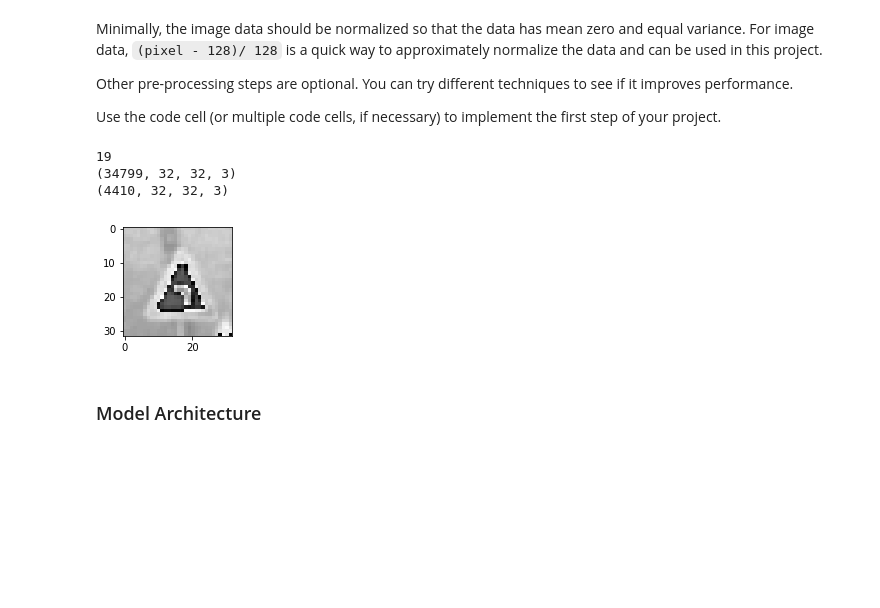
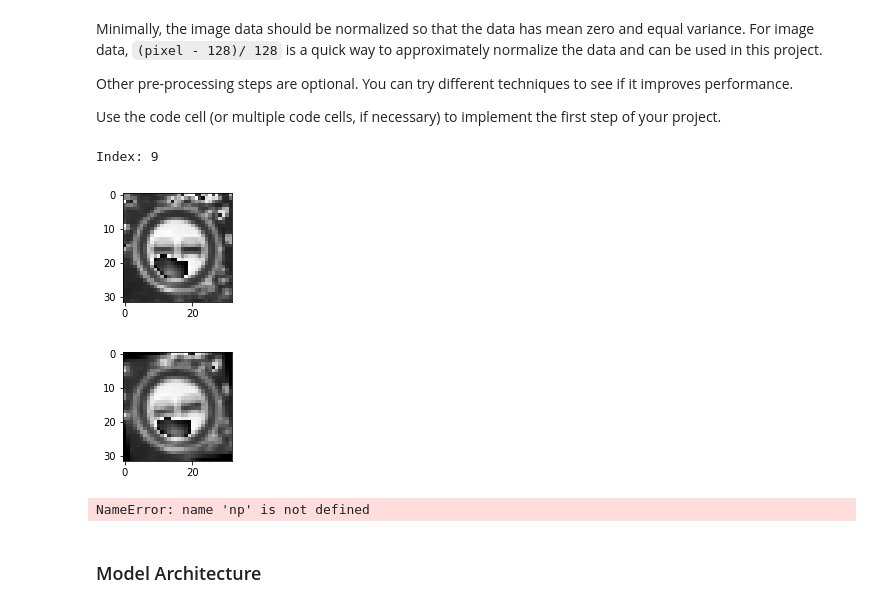
Before and after one commit to mccorby/Course-SDC, a Jupyter notebook: Term1/CarND-Traffic-Sign-Classifier-Project/Traffic_Sign_Classifier.ipynb, the cells around one changed output. Drawn from its saved outputs; the diff is of its cells as text; code cells hidden in the pictures; blank space fills up the shorter version.

Commit message:
Added image rotation to extend the dataset

```diff
--- a/Term1/CarND-Traffic-Sign-Classifier-Project/Traffic_Sign_Classifier.ipynb
+++ b/Term1/CarND-Traffic-Sign-Classifier-Project/Traffic_Sign_Classifier.ipynb
@@ -95,17 +97,17 @@ The [Matplotlib](http://matplotlib.org/) [examples](http://matplotlib.org/exampl
 # %%
 ### Data exploration visualization code goes here.
 ### Feel free to use as many code cells as needed.
-import matplotlib.pyplot as plt
+
 import random
-import numpy as np
+
 # Visualizations will be shown in the notebook.
 %matplotlib inline
 
 
-def show_random_image(img, y, cmap=None):
+def show_random_image(img, cmap=None):
     plt.figure(figsize=(2, 2))
     plt.imshow(image, cmap=cmap)
-    print(y[index])
+
 
 
 def plot_count_signals(data):
@@ -150,11 +152,6 @@ def show_histogram(img):
     plt.show()
 
 
-index = random.randint(0, len(X_train))
-image = X_train[index].squeeze()
-
-show_random_image(image, y_train)
-show_histogram(image)
-plot_count_signals(y_train)
-plot_count_signals(y_valid)
-plot_count_signals(y_test)
+def get_random_image(data):
+    index = random.randint(0, len(data))
+    return data[index].squeeze(), index
@@ -203,43 +201,62 @@ import cv2
 
 def normalize_data(data):
     return data / 128.
 
 def convert_gray(data):
     # cvtColor return 32x32
     # converted = np.empty(shape=(data.shape[1], data.shape[2]))
     converted = []
     row = np.zeros(shape=(32, 32, 3))
     for row in data:
         cvt = cv2.cvtColor(row, cv2.COLOR_BGR2GRAY)
         row[:, :, 0] = cvt
         row[:, :, 1] = cvt
         row[:, :, 2] = cvt
         converted.append(row)
     return np.array(converted)
 
-def rotate_img(img):
+def rotate_image(img):
     num_rows, num_cols = img.shape[:2]
 
-    rotation_matrix = cv2.getRotationMatrix2D((num_cols/2, num_rows/2), 30, 1)
-    img_rotation = cv2.warpAffine(img, rotation_matrix, (num_cols, num_rows))
+    rotation_matrix = cv2.getRotationMatrix2D((num_cols/2, num_rows/2), 10, 1)
+    return cv2.warpAffine(img, rotation_matrix, (num_cols, num_rows))
+
+
+def rotate_dataset(data):
+    converted = []
+    for row in data:
+        converted.append(rotate_image(row))
+    return np.array(converted)
+
 
 def apply_denoising(img):
     # Apply Gaussian smoothering
     pass
 
 X_train = convert_gray(X_train)
 X_valid = convert_gray(X_valid)
 X_train = normalize_data(X_train)
 X_valid = normalize_data(X_valid)
-show_random_image(X_train, y_train, 'gray')
 
-print(X_train.shape)
-print(X_valid.shape)
+image, index = get_random_image(X_train)
+print('{}: {}'.format('Index', y_train[index]))
+show_random_image(image, 'gray')
+
+image = rotate_image(image)
+show_random_image(image)
 # %% [output]
-19
-(34799, 32, 32, 3)
-(4410, 32, 32, 3)
+Index: 9
-[figure, old version]
+[figure, new version]
+[figure, added]
+# %%
+# Extend the dataset
+X_train = np.append(X_train, rotate_dataset(X_train), axis=0)
+y_train = np.append(y_train, y_train, axis=0)
+
+print(X_train.shape)
+print(X_valid.shape)
+# %% [output]
+NameError: name 'np' is not defined
 # %% [markdown]
 ### Model Architecture
 # %%
```
Also changed, not shown: parts of 4 cells of this notebook.
